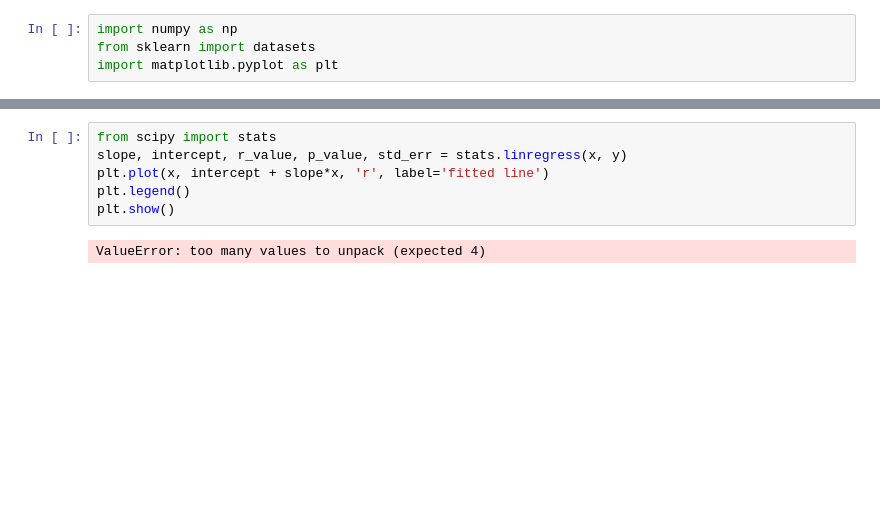
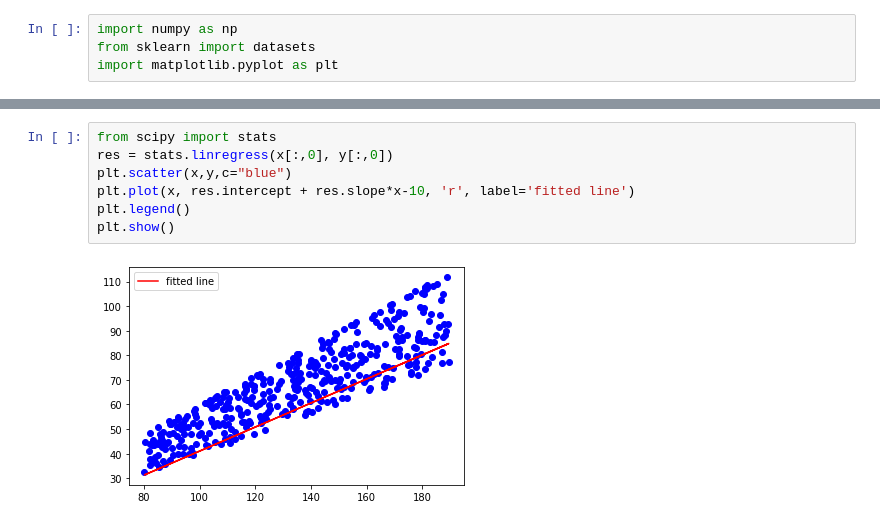
Before and after one commit to FatemeZamanian/Adaline, a Jupyter notebook: WH-Adaline.ipynb, the cells around one changed output, grey strips where cells are left out. Cells and saved outputs as stored; diff of their text form; blank space fills up the shorter version.

```diff
--- a/WH-Adaline.ipynb
+++ b/WH-Adaline.ipynb
@@ -60,8 +66,9 @@ plt.plot(x,y_pred,c="green",lw=4)
 # %%
 from scipy import stats
-slope, intercept, r_value, p_value, std_err = stats.linregress(x, y)
-plt.plot(x, intercept + slope*x, 'r', label='fitted line')
+res = stats.linregress(x[:,0], y[:,0])
+plt.scatter(x,y,c="blue")
+plt.plot(x, res.intercept + res.slope*x-10, 'r', label='fitted line')
 plt.legend()
 plt.show()
 # %% [output]
-ValueError: too many values to unpack (expected 4)
+[figure, added]
```
Also changed, not shown: parts of 6 cells of this notebook, 2 other files.
